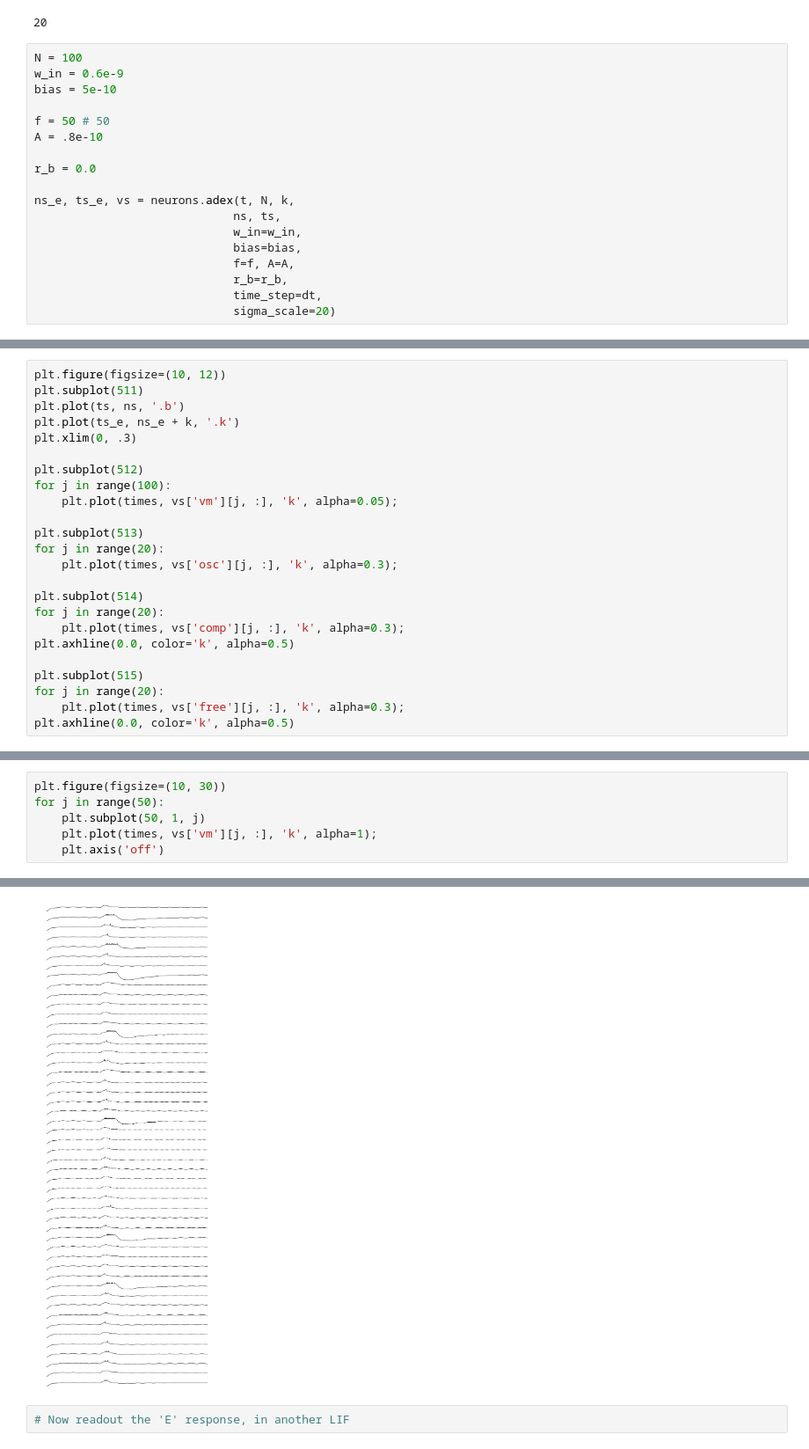
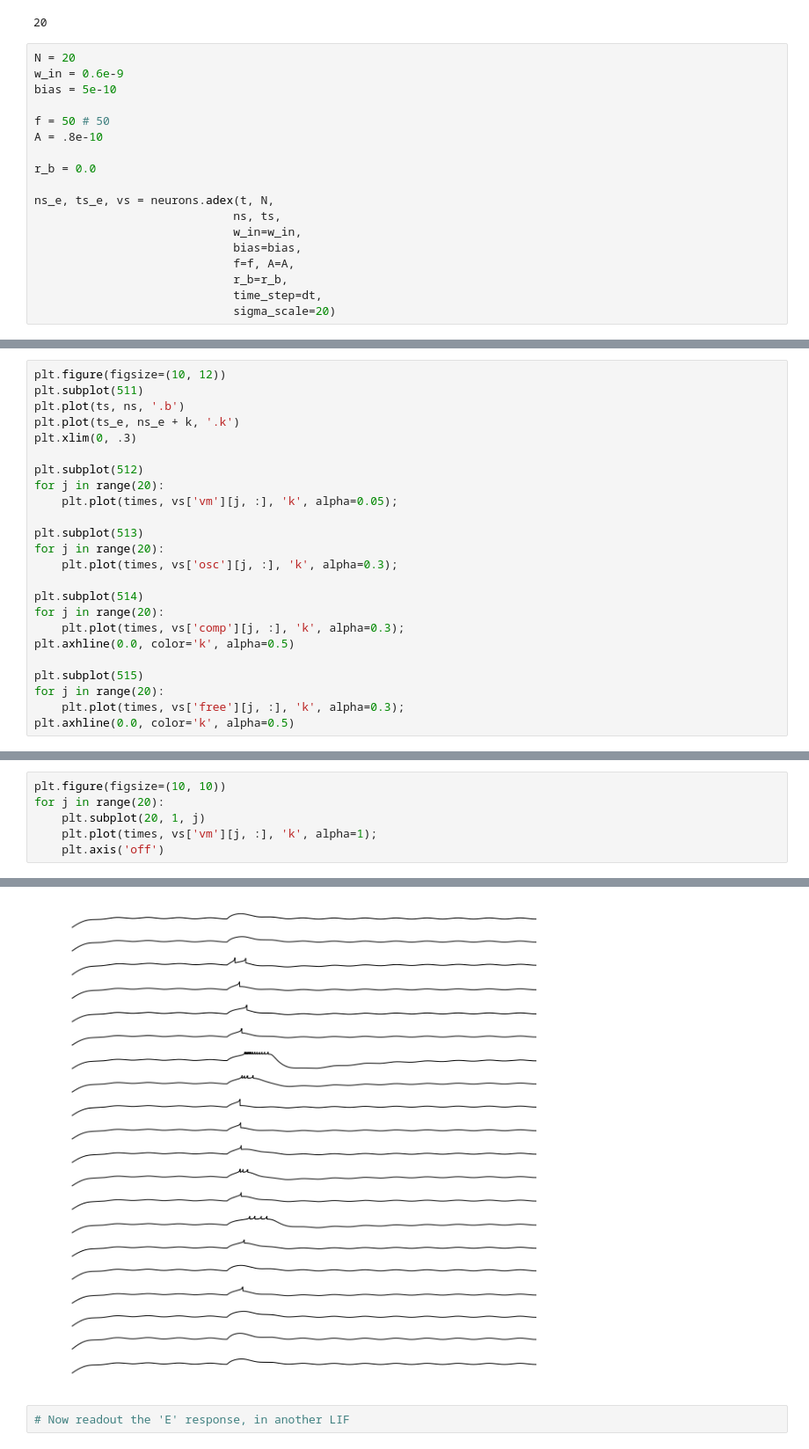
Before and after one commit to parenthetical-e/voltagebudget, a Jupyter notebook: ipynb/adex_testing.ipynb, the cells around one changed output, grey strips where cells are left out. Shown at 88% size. Cells and saved outputs as stored; diff of their text form.

```diff
--- a/ipynb/adex_testing.ipynb
+++ b/ipynb/adex_testing.ipynb
@@ -20,7 +20,7 @@ times = fsutil.create_times(t, dt)
 # %% [output]
 20
 # %%
-N = 100
+N = 20
 w_in = 0.6e-9
 bias = 5e-10
 
@@ -29,7 +29,7 @@ A = .8e-10
 
 r_b = 0.0
 
-ns_e, ts_e, vs = neurons.adex(t, N, k,
+ns_e, ts_e, vs = neurons.adex(t, N,
                              ns, ts,
                              w_in=w_in,
                              bias=bias,
@@ -48,7 +48,7 @@ plt.plot(ts_e, ns_e + k, '.k')
 plt.xlim(0, .3)
 
 plt.subplot(512)
-for j in range(100):
+for j in range(20):
     plt.plot(times, vs['vm'][j, :], 'k', alpha=0.05);
 
 plt.subplot(513)
@@ -70,7 +70,7 @@ plt.axhline(0.0, color='k', alpha=0.5)
 # %%
-plt.figure(figsize=(10, 30))
-for j in range(50):
-    plt.subplot(50, 1, j)
+plt.figure(figsize=(10, 10))
+for j in range(20):
+    plt.subplot(20, 1, j)
     plt.plot(times, vs['vm'][j, :], 'k', alpha=1);
     plt.axis('off')
 # %% [output]
@@ -77,4 +78,4 @@ for j in range(50):
-[figure, old version]
+[figure, new version]
 # %%
 # Now readout the 'E' response, in another LIF
 # %%
```
Also changed, not shown: parts of 5 cells of this notebook, 1 other file.
